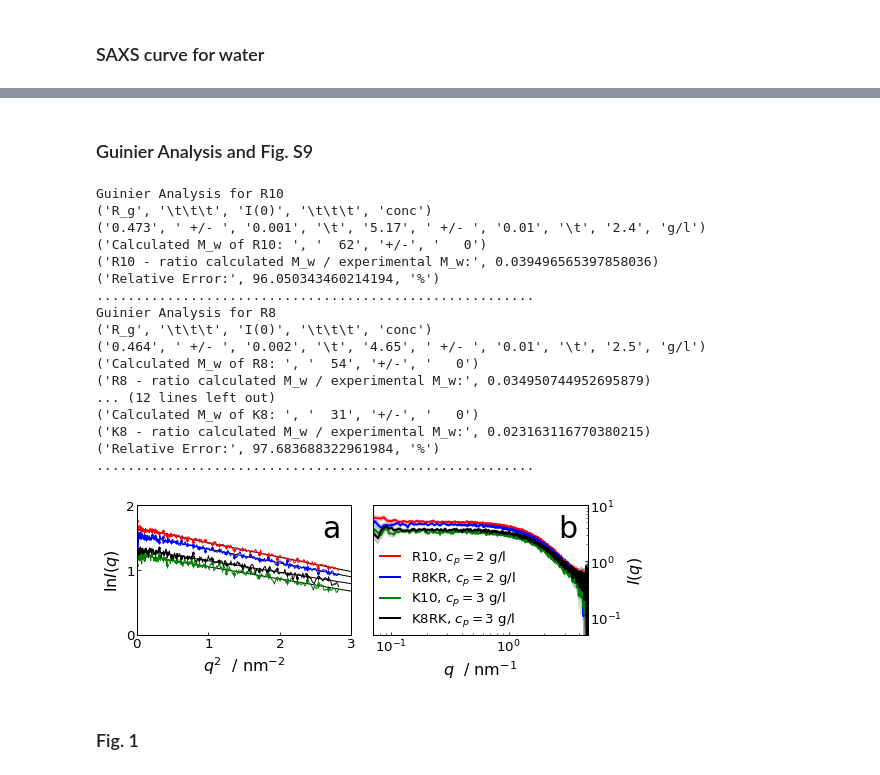
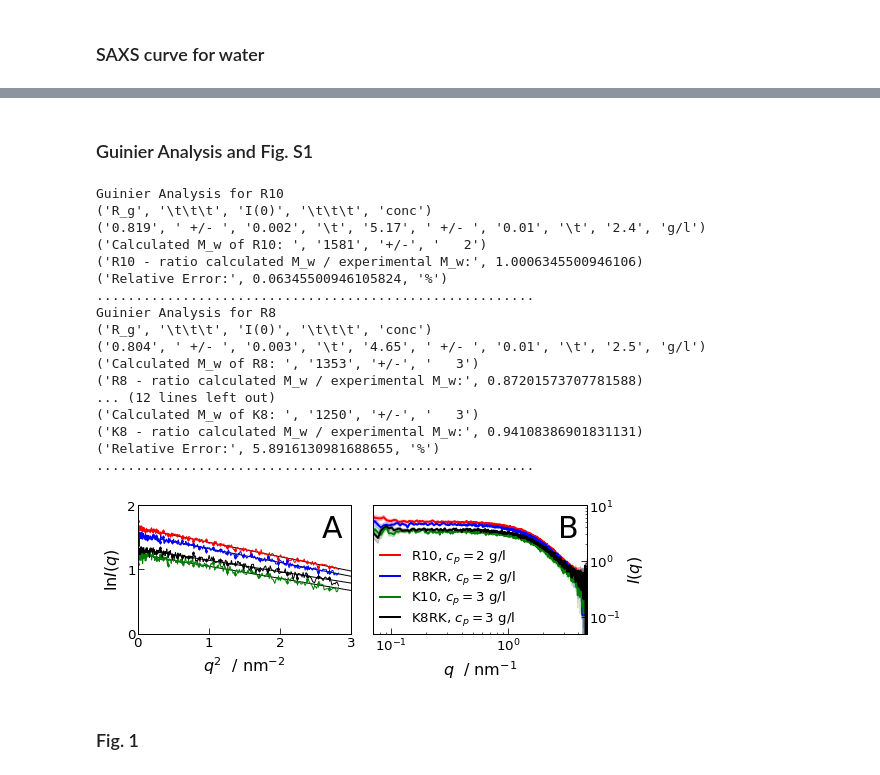
Before and after one commit to mlund/decaarginine, a Jupyter notebook: SI-notebook.ipynb, the cells around one changed output, grey strips where cells are left out. Cells and saved outputs as stored; diff of their text form; code cells hidden in the pictures.

```diff
--- a/SI-notebook.ipynb
+++ b/SI-notebook.ipynb
@@ -149,10 +149,10 @@ data = {
 }
 # molecular weight (w), partial specific volume (v), and number of electrons (#el)
 pepdata = {
-        'R10': { 'mw': 1580, 'v': .8, '#el': 850 },
-        'K10': { 'mw': 1300, 'v': .84, '#el': 710 },
-        'R8': { 'mw': 1552, 'v': .8, '#el': 836 },
-        'K8': { 'mw': 1328, 'v': .84, '#el': 724 }
+        'R10': { 'mw': 1580., 'v': .8, '#el': 850 },
+        'K10': { 'mw': 1300., 'v': .84, '#el': 710 },
+        'R8': { 'mw': 1552., 'v': .8, '#el': 836 },
+        'K8': { 'mw': 1328., 'v': .84, '#el': 724 }
         }
 # %% [markdown]
 We define useful functions to plot and analyze the SAXS data.
@@ -358,7 +358,6 @@ def plotWat(c='black',m='o',minq=0,maxq=1000):
     y = f(x,a,b,c,d,e,g)
     plt.plot(x,y,color='black',lw=1)
     return a
-
 def plotGuinier(name,data,subplot,pepdata,which='all',corr=1,c='red',ls=None):
     """Performs the Guinier analysis on a scattering curve and plots ln(I) vs. q^2.
     The function takes the following arguments:
@@ -375,7 +374,7 @@ def plotGuinier(name,data,subplot,pepdata,which='all',corr=1,c='red',ls=None):
     conv = 0
     NA = 6.022e23
     abs_scat = 0.01637
-    be = 2.8179 * 1e-13
+    be = 2.8179*1e-13
     rho_na = 9.52*1e10
     pepname = pep
     if ls == None:
@@ -402,7 +401,7 @@ def plotGuinier(name,data,subplot,pepdata,which='all',corr=1,c='red',ls=None):
     e = e[10:350] * cp
 
     def f(x,rg2,lnI0):
-        return -1/3*rg2*x+lnI0
+        return -1./3.*rg2*x+lnI0
 
     x = np.linspace(0,3.0,100)
     plt.ylabel("ln$I(q)$")
@@ -514,5 +513,5 @@ print('2016 polynomial fit: ',a16)
 # %% [markdown]
-### Guinier Analysis and Fig. S9
+### Guinier Analysis and Fig. S1
 # %%
 ax1 = plt.subplot(121)
 
@@ -533,47 +532,47 @@ ax2 = plt.subplot(122)
 plotFF('R10-300mM',data,ax2,[0,1],corr=1,c='r')
 plotFF('R8-300mM',data,ax2,[0],corr=1,c='b')
 plotFF('K10-300mM',data,ax2,[0],corr=1,c='g')
 plotFF('K8-300mM',data,ax2,[1],corr=1,c='k')
 
 plt.ylim(0.05,10)
 plt.xlim(0.07,4.7)
 
 ax2.set_xscale("log")
 ax2.set_yscale("log")
 
 ax1.yaxis.tick_left()
 ax1.xaxis.tick_bottom()
 ax2.yaxis.tick_right()
 ax2.xaxis.tick_bottom()
 
-plt.figtext(0.41,0.74,'a',size=30)
-plt.figtext(0.82,0.74,'b',size=30)
+plt.figtext(0.41,0.74,'A',size=30)
+plt.figtext(0.82,0.74,'B',size=30)
 
 plt.tick_params(axis='y', which='both', labelleft='off', labelright='on')
 ax2.yaxis.set_label_position("right")
 plt.legend(frameon=False,numpoints=1,loc=(0.01,0.001),handlelength=1.5)
 plt.tight_layout()
-plt.savefig('fig/figS9.pdf')
+plt.savefig('fig/figS1.pdf')
 plt.show()
 # %% [output]
 Guinier Analysis for R10
 ('R_g', '\t\t\t', 'I(0)', '\t\t\t', 'conc')
-('0.473', ' +/- ', '0.001', '\t', '5.17', ' +/- ', '0.01', '\t', '2.4', 'g/l')
-('Calculated M_w of R10: ', '  62', '+/-', '   0')
-('R10 - ratio calculated M_w / experimental M_w:', 0.039496565397858036)
-('Relative Error:', 96.050343460214194, '%')
+('0.819', ' +/- ', '0.002', '\t', '5.17', ' +/- ', '0.01', '\t', '2.4', 'g/l')
+('Calculated M_w of R10: ', '1581', '+/-', '   2')
+('R10 - ratio calculated M_w / experimental M_w:', 1.0006345500946106)
+('Relative Error:', 0.06345500946105824, '%')
 ........................................................
 Guinier Analysis for R8
 ('R_g', '\t\t\t', 'I(0)', '\t\t\t', 'conc')
-('0.464', ' +/- ', '0.002', '\t', '4.65', ' +/- ', '0.01', '\t', '2.5', 'g/l')
-('Calculated M_w of R8: ', '  54', '+/-', '   0')
-('R8 - ratio calculated M_w / experimental M_w:', 0.034950744952695879)
+('0.804', ' +/- ', '0.003', '\t', '4.65', ' +/- ', '0.01', '\t', '2.5', 'g/l')
+('Calculated M_w of R8: ', '1353', '+/-', '   3')
+('R8 - ratio calculated M_w / experimental M_w:', 0.87201573707781588)
 ... (12 lines left out)
-('Calculated M_w of K8: ', '  31', '+/-', '   0')
-('K8 - ratio calculated M_w / experimental M_w:', 0.023163116770380215)
-('Relative Error:', 97.683688322961984, '%')
+('Calculated M_w of K8: ', '1250', '+/-', '   3')
+('K8 - ratio calculated M_w / experimental M_w:', 0.94108386901831131)
+('Relative Error:', 5.8916130981688655, '%')
 ........................................................
-[figure, old version]
+[figure, new version]
 # %% [markdown]
 ### Fig. 1
 # %%
```
Also changed, not shown: parts of 22 cells of this notebook, 2 other files.
